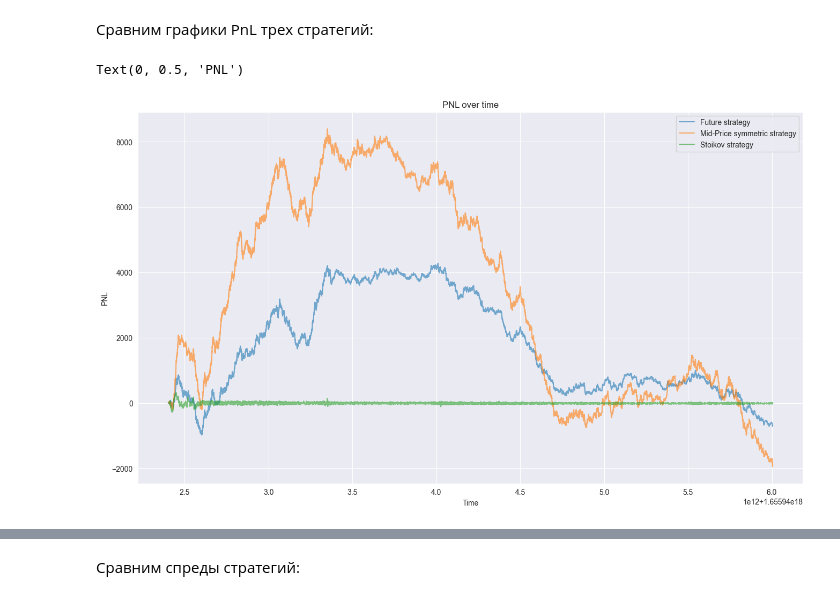
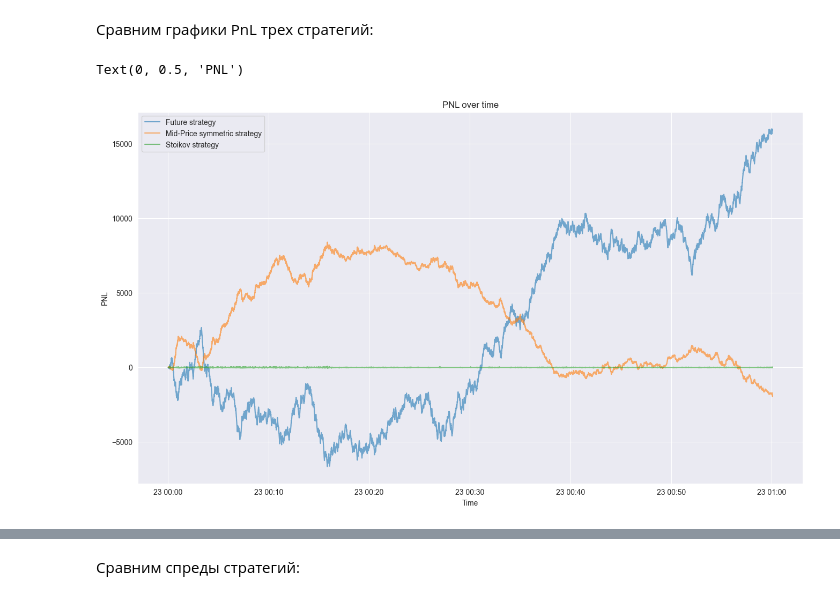
Before and after one commit to RoflanVglorius/CMF, a Jupyter notebook: strategies_comparison.ipynb, the cells around one changed output, grey strips where cells are left out. Saved outputs shown, nothing was run; the diff lists cells and outputs as text; code cells hidden in the pictures.

```diff
--- a/strategies_comparison.ipynb
+++ b/strategies_comparison.ipynb
@@ -18,7 +18,7 @@ md_latency = pd.Timedelta(10, 'ms').delta
 delay = pd.Timedelta(0.1, 's').delta
 hold_time = pd.Timedelta(10, 's').delta
 # %%
-gamma = 0.5
+gamma = 1
 horizon_const = 1
 intensity = 3
 
@@ -31,24 +31,24 @@ mid_price = BestPosStrategy(delay)
 res = mid_price.run(sim)
 # %%
 sim = Sim(md, latency, md_latency)
-future = FutureMidPriceStrategy(delay)
+future = FutureMidPriceStrategy(delay, md)
 res = future.run(sim)
 # %% [markdown]
 Сравним графики PnL трех стратегий:
 # %%
 sns.set_style('darkgrid')
 plt.figure(figsize=(16, 9))
 plt.title('PNL over time')
-plt.plot(future.history['time'], future.history['pnl'][1:-1], label='Future strategy', alpha=0.6)
+plt.plot(future.history['time'], future.history['pnl'][1:], label='Future strategy', alpha=0.6)
 plt.plot(mid_price.history['time'], mid_price.history['pnl'][1:], label='Mid-Price symmetric strategy',
          alpha=0.6)
 plt.plot(stoikov.history['time'], stoikov.history['pnl'][1:], label='Stoikov strategy', alpha=0.6)
 plt.legend()
 plt.xlabel('Time')
 plt.ylabel('PNL')
 # %% [output]
 Text(0, 0.5, 'PNL')
-[figure, old version]
+[figure, new version]
 # %%
 print('Средние значения PnL:\nStoikov strategy: {}\nMid-Price strategy: {}\nFuture strategy: {}'.format(np.mean(stoikov.history['pnl'][1:]), np.mean(mid_price.history['pnl'][1:]), np.mean(future.history['pnl'][1:])))
 # %% [output]
```
Also changed, not shown: parts of 42 cells of this notebook, 1 other file.
